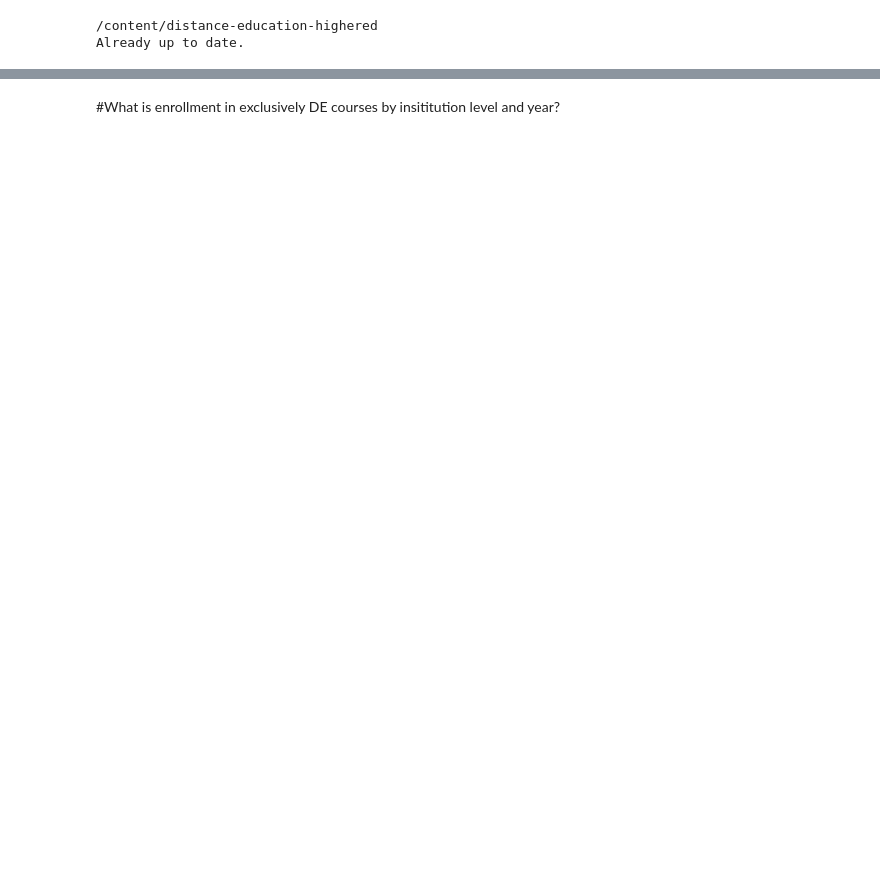
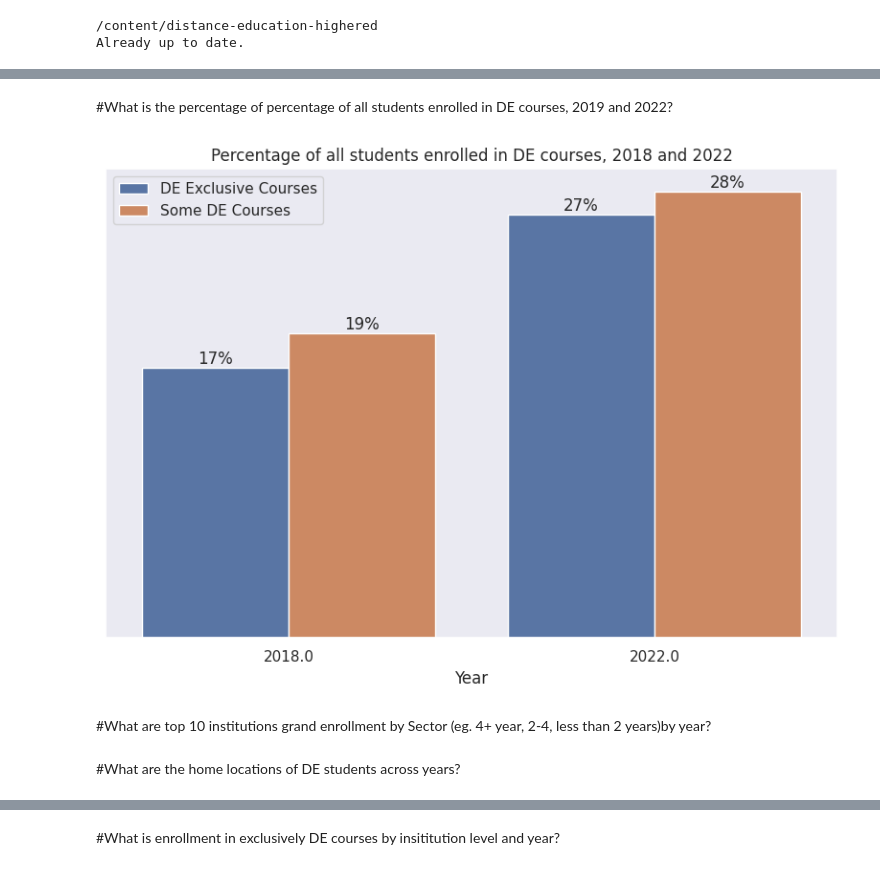
Before and after one commit to katyk20/distance-education-highered, a Jupyter notebook: Notebooks/EDA.ipynb, the cells around one changed output, grey strips where cells are left out. Cells and saved outputs as stored; diff of their text form; code cells hidden in the pictures; blank space fills up the shorter version.

```diff
--- a/Notebooks/EDA.ipynb
+++ b/Notebooks/EDA.ipynb
@@ -59,13 +23,0 @@ Index(['UNITID', 'INSTNM', 'YEAR', 'IALIAS', 'STABBR', 'OBEREG', 'ICLEVEL',
-# %%
-
-# Filter by EFDELEV == 1 (summary level for each institution)
-enroll2 = enroll[enroll['EFDELEV'] == 1]
-
-# # Select relevant columns
-relevant_data = enroll2[['YEAR', 'INSTNM', 'EFDETOT', 'EFDEEXC']]
-
-# # Sorting relevant data by year and EFDETOT
-relevant_data_sorted = relevant_data.sort_values(by=['YEAR', 'EFDETOT'], ascending=[True, False])
-
-# # # Reset index after sorting
-enroll3 = relevant_data_sorted.reset_index(drop=True)
@@ -136,0 +225,54 @@ plt.show()
+# %% [markdown]
+#What is the percentage of percentage of all students enrolled in DE courses, 2019 and 2022?
+# %%
+import seaborn as sns
+import pandas as pd
+import matplotlib.pyplot as plt
+
+def plot_enrollment_percentage(years, enroll_df):
+    df = pd.DataFrame()
+    for year in years:
+        data_year_filtered = enroll_df.copy()
+        data_year_filtered = data_year_filtered[data_year_filtered['YEAR'] == year]
+
+        # Calculate total percentage of students enrolled exclusively in EFDEEXC for the current year
+        total_percentage_efdeexc = (data_year_filtered['EFDEEXC'].sum() / data_year_filtered['EFDETOT'].sum()) * 100
+
+        # Calculate total percentage of students enrolled exclusively in EFDESOM for the current year
+        total_percentage_efdesom = (data_year_filtered['EFDESOM'].sum() / data_year_filtered['EFDETOT'].sum()) * 100
+
+        # Add the calculated percentages to the DataFrame
+        df.loc[year, 'YEAR'] = year
+        df.loc[year, 'DE Exclusive Courses'] = total_percentage_efdeexc
+        df.loc[year, 'Some DE Courses'] = total_percentage_efdesom
+
+    # Melt the DataFrame to long format for Seaborn plotting
+    df_melted = df.melt(id_vars='YEAR', var_name='Variable', value_name='Total Percentage')
+
+    # Plot using Seaborn
+    sns.set(style='dark')
+    plt.figure(figsize=(8, 6))
+    ax = sns.barplot(data=df_melted, x='YEAR', y='Total Percentage', hue='Variable')
+
+    # Add percentages above bars
+    for container in ax.containers:
+        ax.bar_label(container, fmt='%.0f%%')
+
+    # Add legend and labels
+    plt.xlabel('Year')
+    plt.title('Percentage of all students enrolled in DE courses, 2018 and 2022')
+    plt.ylabel('')  # Remove y-axis label
+    plt.yticks([])  # Remove y-axis ticks
+    plt.legend(title=None)
+    plt.tight_layout()
+    plt.show()
+
+# Sample usage:
+years = [2018, 2022]
+plot_enrollment_percentage(years, enroll_1822)
+# %% [output]
+[figure, added]
+# %% [markdown]
+#What are top 10 institutions grand enrollment by Sector (eg. 4+ year, 2-4, less than 2 years)by year?
+# %% [markdown]
+#What are the home locations of DE students across years?
```
Also changed, not shown: parts of 49 cells of this notebook.
